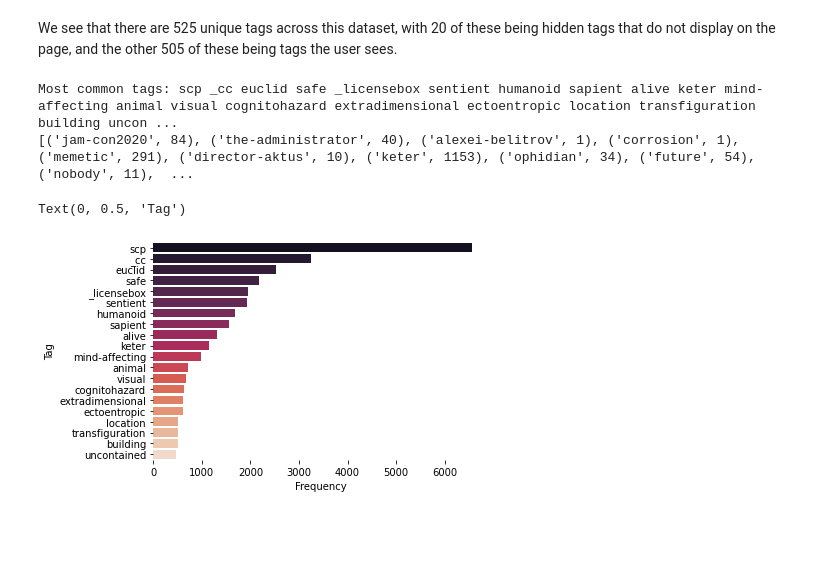
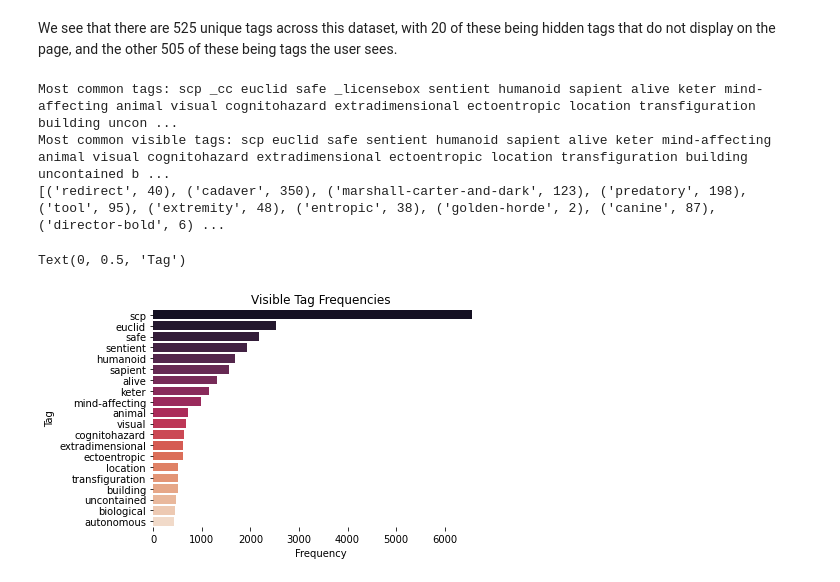
Before and after one commit to CZboop/SCP-Scraping-and-Analysis, a Jupyter notebook: SCPAnalysis.ipynb, the cells around one changed output. Drawn from its saved outputs; the diff is of its cells as text; code cells hidden in the pictures; blank space fills up the shorter version.

```diff
--- a/SCPAnalysis.ipynb
+++ b/SCPAnalysis.ipynb
@@ -276,6 +276,10 @@ We see that there are 525 unique tags across this dataset, with 20 of these bein
 common_tags = sorted(unique_tags, reverse=True, key=lambda x: len([i for i in list(scp_df['tags']) if x in str(i).split()]))
 most_common_tags = " ".join(common_tags[:20])
 print('Most common tags: {}'.format(most_common_tags))
+
+common_tags_visible = [i for i in common_tags if i[0]!="_"]
+most_common_visible_tags = " ".join(common_tags_visible[:20])
+print('Most common visible tags: {}'.format(most_common_visible_tags))
 
 #plot
 # need tags with counts
@@ -284,17 +288,20 @@ print(tag_counts)
 
 # most common w counts
 tags_highest_counts = sorted(tag_counts, reverse=True, key= lambda x: x[1])[:20]
+tags_highest_counts_visible = sorted([i for i in tag_counts if i[0][0]!="_"], reverse=True, key= lambda x: x[1])[:20]
 # %% [output]
 Most common tags: scp _cc euclid safe _licensebox sentient humanoid sapient alive keter mind-affecting animal visual cognitohazard extradimensional ectoentropic location transfiguration building uncon ...
-[('jam-con2020', 84), ('the-administrator', 40), ('alexei-belitrov', 1), ('corrosion', 1), ('memetic', 291), ('director-aktus', 10), ('keter', 1153), ('ophidian', 34), ('future', 54), ('nobody', 11),  ...
+Most common visible tags: scp euclid safe sentient humanoid sapient alive keter mind-affecting animal visual cognitohazard extradimensional ectoentropic location transfiguration building uncontained b ...
+[('redirect', 40), ('cadaver', 350), ('marshall-carter-and-dark', 123), ('predatory', 198), ('tool', 95), ('extremity', 48), ('entropic', 38), ('golden-horde', 2), ('canine', 87), ('director-bold', 6) ...
 # %%
-bar = seaborn.barplot([i[1] for i in tags_highest_counts], [i[0] for i in tags_highest_counts], orient= 'h', palette="rocket")
+bar = seaborn.barplot([i[1] for i in tags_highest_counts_visible], [i[0] for i in tags_highest_counts_visible], orient= 'h', palette="rocket")
 seaborn.despine(left=True, bottom=True)
+bar.set_title('Visible Tag Frequencies')
 bar.set_xlabel('Frequency')
 bar.set_ylabel('Tag')
 # %% [output]
 Text(0, 0.5, 'Tag')
-[figure, old version]
+[figure, new version]
 # %%
 # least common w counts
 tags_lowest_counts = sorted(tag_counts, key= lambda x: x[1])[:20]
```
Also changed, not shown: parts of 19 cells of this notebook.
